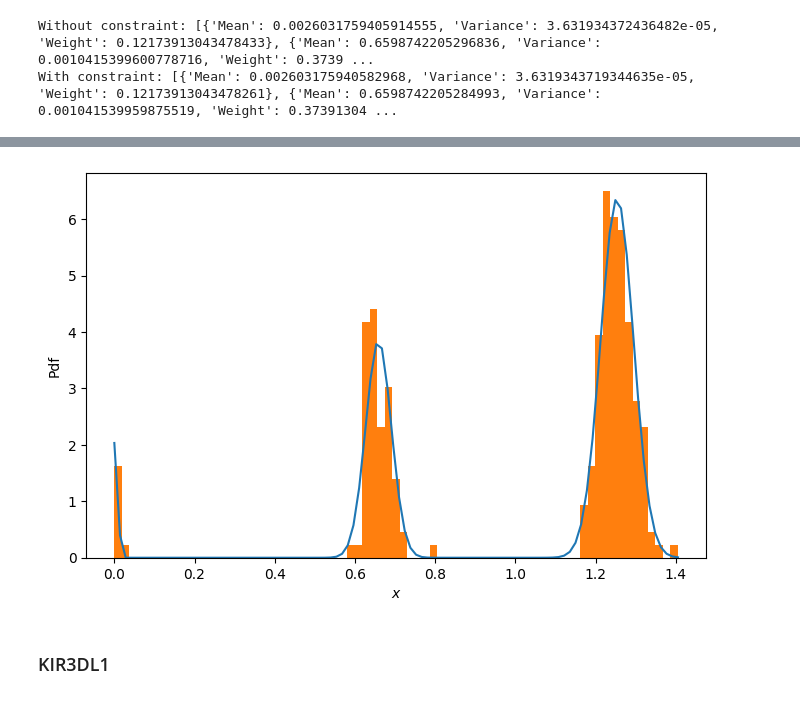
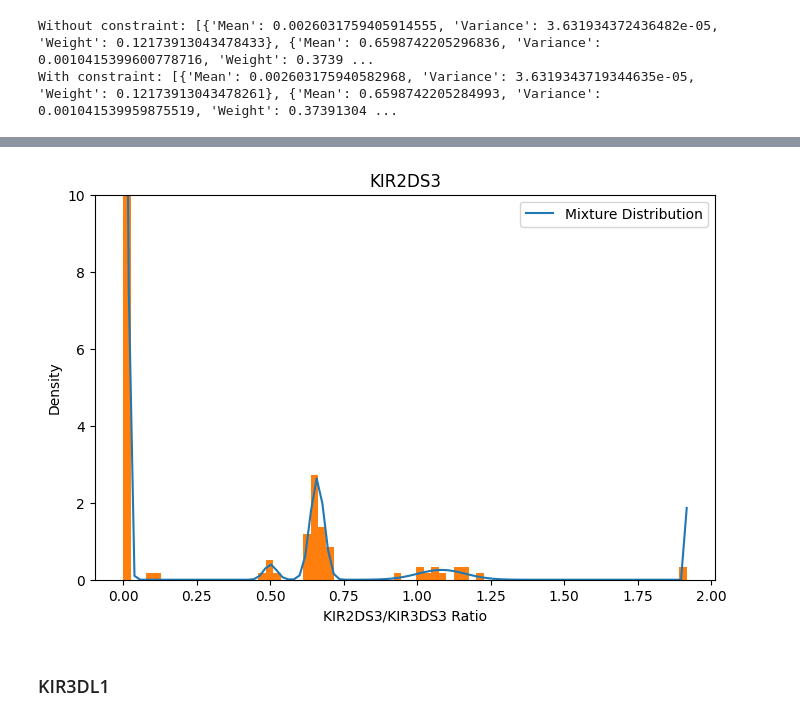
Before and after one commit to devitahalim/scie30001-project, a Jupyter notebook: functions/KIRExample.ipynb, the cells around one changed output, grey strips where cells are left out. Saved outputs shown, nothing was run; the diff lists cells and outputs as text; code cells hidden in the pictures.

```diff
--- a/functions/KIRExample.ipynb
+++ b/functions/KIRExample.ipynb
@@ -35,0 +121,5 @@ gauss.PlotGMM(KIR3DL1,em_KIR3DL1,10,t_KIR3DL1,'KIR3DL1',10,[],[])
+# %%
+kir2ds3=B['KIR2DS3'].to_numpy()
+em_2ds3,pxj_2ds3=gauss.EMGMM_varconstraint(kir2ds3,4,[])
+t_2ds3=gauss.findThreshold2(em_2ds3)
+PlotGMM(kir2ds3,em_2ds3,10,t_2ds3,'KIR2DS3',10,[],[])
@@ -58,6 +159,7 @@ print('With constraint:',em2[-1],t2)
 Without constraint: [{'Mean': 0.0026031759405914555, 'Variance': 3.631934372436482e-05, 'Weight': 0.12173913043478433}, {'Mean': 0.6598742205296836, 'Variance': 0.0010415399600778716, 'Weight': 0.3739 ...
 With constraint: [{'Mean': 0.002603175940582968, 'Variance': 3.6319343719344635e-05, 'Weight': 0.12173913043478261}, {'Mean': 0.6598742205284993, 'Variance': 0.001041539959875519, 'Weight': 0.37391304 ...
 # %%
+X=KIR3DL1
 X=X.reshape(-1,1)
 gm=GaussianMixture().fit(X)
 N = np.arange(1, 11)
@@ -85,14 +187,16 @@ resp2=M_best_AIC.predict_proba(b.reshape(-1,1))
 pdf1=np.exp(log_prob1)
 pdf2=np.exp(log_prob2)
 pdf_individual = resp1 * pdf1[:, np.newaxis]
-
+print(log_prob1)
 # plt.plot(b,pdf1)
-plt.plot(b,pdf1)
+plt.plot(b,pdf1,label='Mixture distribution')
 # plt.plot(b,pdf_individual)
 plt.hist(X,bins=75, density=True)
 
-plt.xlabel("$x$")
-plt.ylabel("Pdf")
-
+plt.xlabel("KIR3DL1/KIR3DS3 Ratio")
+plt.ylabel("Density")
+plt.ylim(0,10)
+plt.title('KIR3DL1')
+plt.legend()
 plt.show()
 # %% [output]
@@ -153,7 +221,7 @@ array([1, 2, 3, 4, 5])
 # %%
-X=X.reshape(-1,1)
+X=kir2ds3.reshape(-1,1)
 
-N = np.arange(1, 5)
+N = np.arange(5, 7)
 
 models = [None for i in range(len(N))]
 for i in range(len(N)):
@@ -165,6 +233,3 @@ BIC = [m.bic(X) for m in models]
 M_best_BIC=models[np.argmin(BIC)]
 
 gm=M_best_BIC.fit(X)
-print(gm.means_)
-print(gm.covariances_)
-print(iter_data_KIR2DP1[-1])
@@ -181,33 +236,36 @@ print(iter_data_KIR2DP1[-1])
 # %%
 # compute the AIC and the BIC
 AIC = [m.aic(X) for m in models]
 
 plt.figure(figsize=(8,5))
 M_best_BIC=models[np.argmin(BIC)]
 M_best_AIC=models[np.argmin(AIC)]
 
 b=np.linspace(np.min(X),np.max(X),100)
 
 log_prob1=M_best_BIC.score_samples(b.reshape(-1,1))
 log_prob2=M_best_AIC.score_samples(b.reshape(-1,1))
 
 resp1=M_best_BIC.predict_proba(b.reshape(-1,1))
 resp2=M_best_AIC.predict_proba(b.reshape(-1,1))
 
 pdf1=np.exp(log_prob1)
 pdf2=np.exp(log_prob2)
 pdf_individual = resp1 * pdf1[:, np.newaxis]
 
-plt.plot(b,pdf1)
+plt.plot(b,pdf1,label='Mixture Distribution')
 # plt.plot(b,pdf_individual)
 plt.hist(X,bins=75, density=True)
 
-plt.xlabel("$x$")
-plt.ylabel("Pdf")
+plt.xlabel("KIR2DS3/KIR3DS3 Ratio")
+plt.ylabel("Density")
+plt.ylim(0,10)
+plt.title('KIR2DS3')
+plt.legend()
 
 plt.show()
 # %% [output]
-[figure, old version]
+[figure, new version]
 # %% [markdown]
 ### KIR3DL1
 # %%
```
Also changed, not shown: parts of 14 cells of this notebook, 2 other files.
